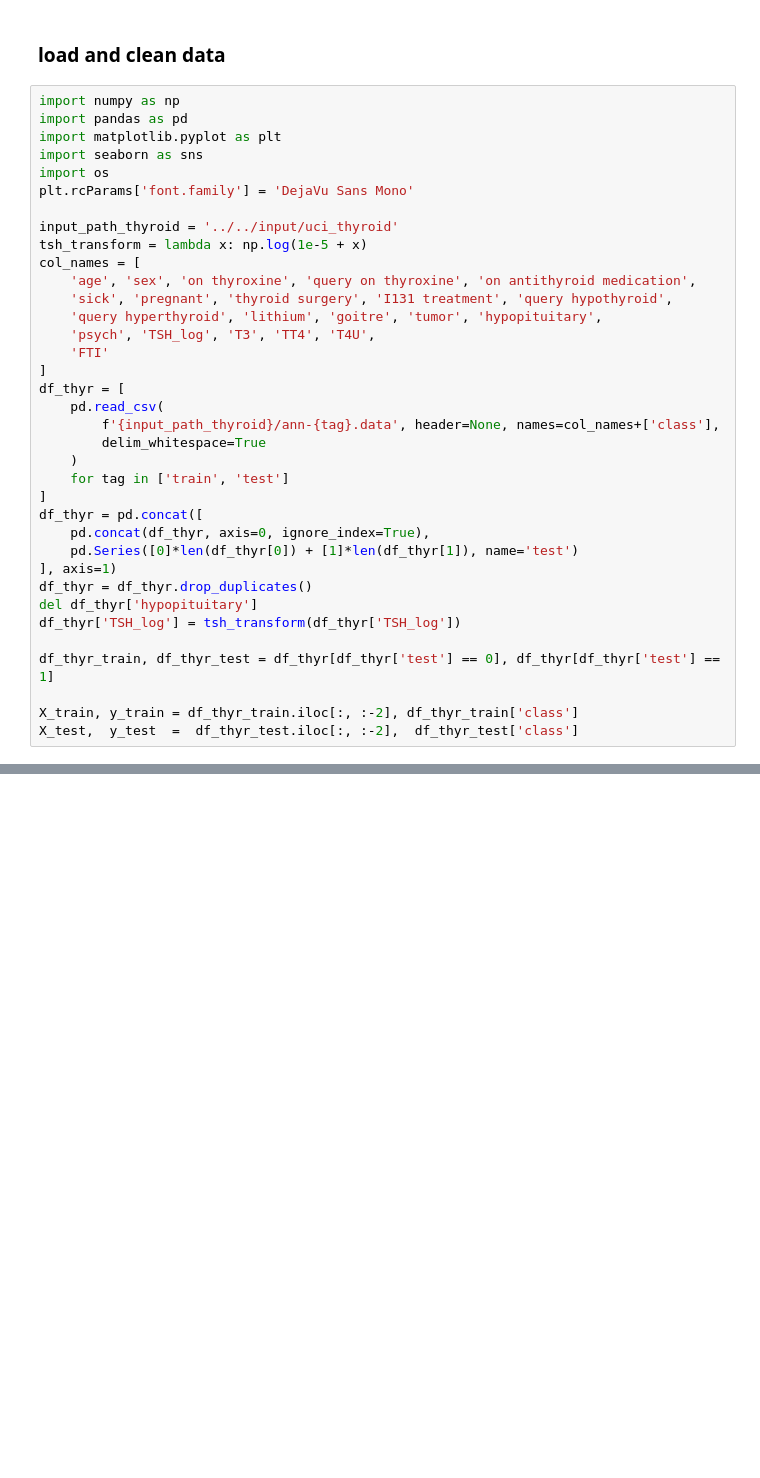
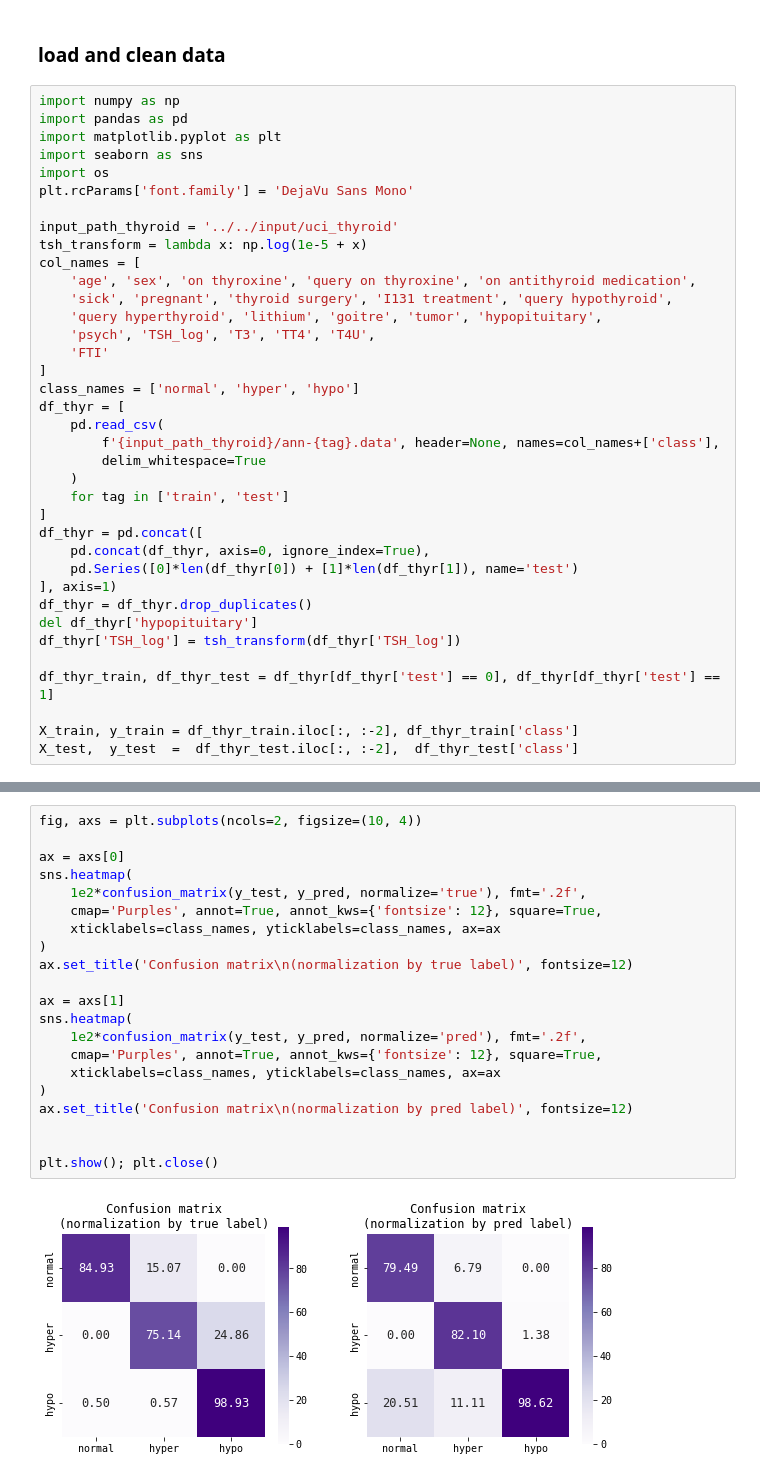
Before and after one commit to sinwall/221117_MLBasic, a Jupyter notebook: byungchang/logistic_regression.ipynb, the cells around one changed output, grey strips where cells are left out. Drawn from its saved outputs; the diff is of its cells as text; blank space fills up the shorter version.

```diff
--- a/byungchang/logistic_regression.ipynb
+++ b/byungchang/logistic_regression.ipynb
@@ -19,6 +19,7 @@ col_names = [
     'psych', 'TSH_log', 'T3', 'TT4', 'T4U',
     'FTI'
 ]
+class_names = ['normal', 'hyper', 'hypo']
 df_thyr = [
     pd.read_csv(
         f'{input_path_thyroid}/ann-{tag}.data', header=None, names=col_names+['class'],
@@ -60,0 +81,23 @@ accuracy: 97.40%
+# %%
+fig, axs = plt.subplots(ncols=2, figsize=(10, 4))
+
+ax = axs[0]
+sns.heatmap(
+    1e2*confusion_matrix(y_test, y_pred, normalize='true'), fmt='.2f',
+    cmap='Purples', annot=True, annot_kws={'fontsize': 12}, square=True,
+    xticklabels=class_names, yticklabels=class_names, ax=ax
+)
+ax.set_title('Confusion matrix\n(normalization by true label)', fontsize=12)
+
+ax = axs[1]
+sns.heatmap(
+    1e2*confusion_matrix(y_test, y_pred, normalize='pred'), fmt='.2f',
+    cmap='Purples', annot=True, annot_kws={'fontsize': 12}, square=True,
+    xticklabels=class_names, yticklabels=class_names, ax=ax
+)
+ax.set_title('Confusion matrix\n(normalization by pred label)', fontsize=12)
+
+
+plt.show(); plt.close()
+# %% [output]
+[figure, added]
```
Also changed, not shown: parts of 20 cells of this notebook.
